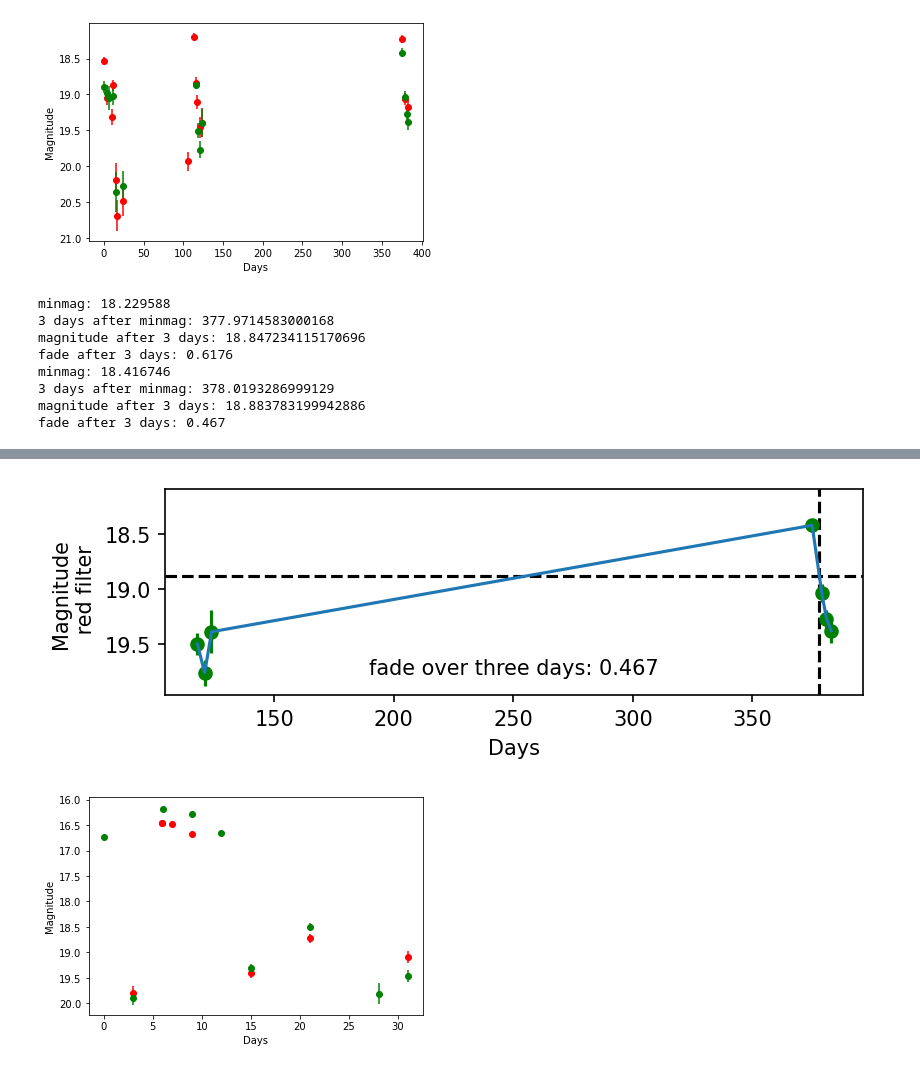
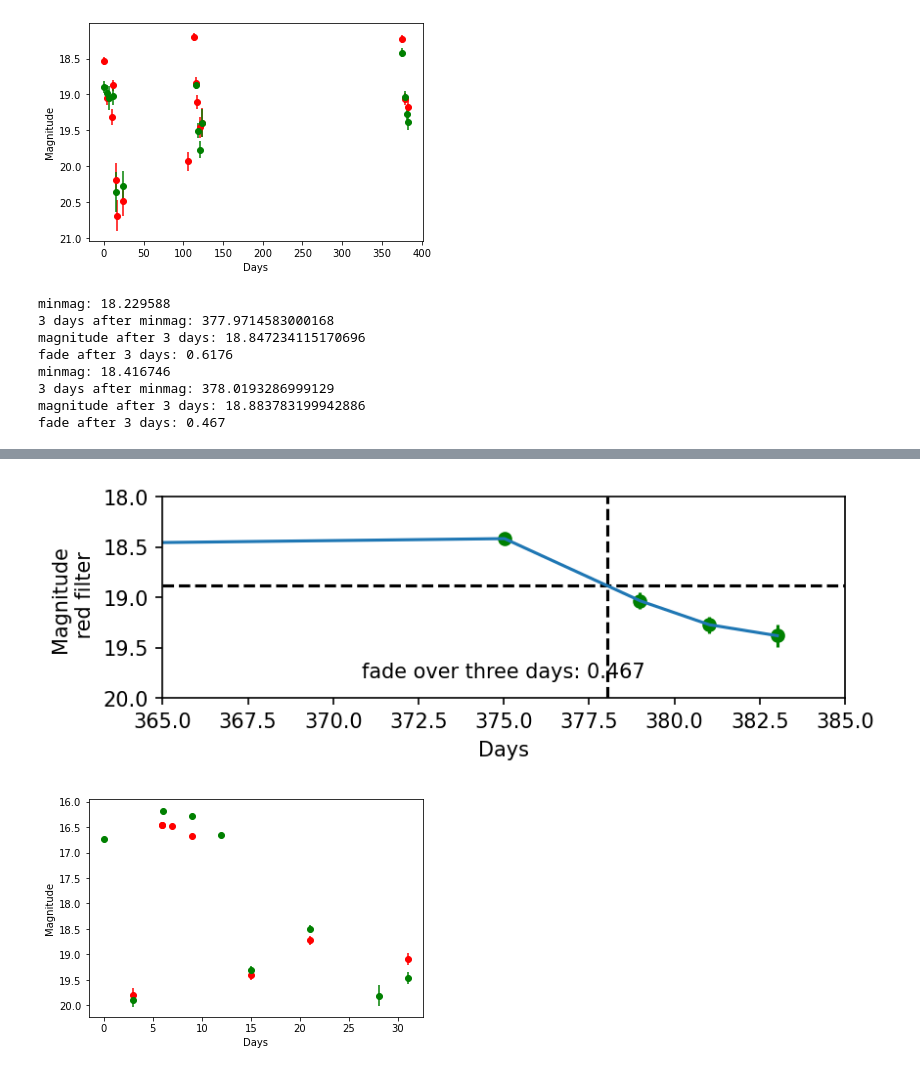
Before and after one commit to magerhart/Summer-Research, a Jupyter notebook: Fade 3 days after peak plots.ipynb, the cells around one changed output, grey strips where cells are left out. Drawn from its saved outputs; the diff is of its cells as text; code cells hidden in the pictures.

```diff
--- a/Fade 3 days after peak plots.ipynb
+++ b/Fade 3 days after peak plots.ipynb
@@ -1063,6 +1076,7 @@ ax2.text(0.5, 0.1, textstr, ha='center', transform=ax2.transAxes)
 #formatting axes
 ax1.get_shared_x_axes().join(ax1,ax2)
 ax1.get_shared_y_axes().join(ax1,ax2)
+plt.axis([365, 385, 20, 18])
 plt.show()
 # %% [output]
 minmag: 18.229588
@@ -1077,4 +1091,4 @@ fade after 3 days: 0.467
-[figure, old version]
+[figure, new version]
 # %%
 CV_7 = pd.read_csv("C:\\Users\\marya\\Downloads\\ZTF20aawbodq_20220606\\detections_ZTF20aawbodq.csv")
 plotname = CV_7
```
Also changed, not shown: parts of 24 cells of this notebook.
